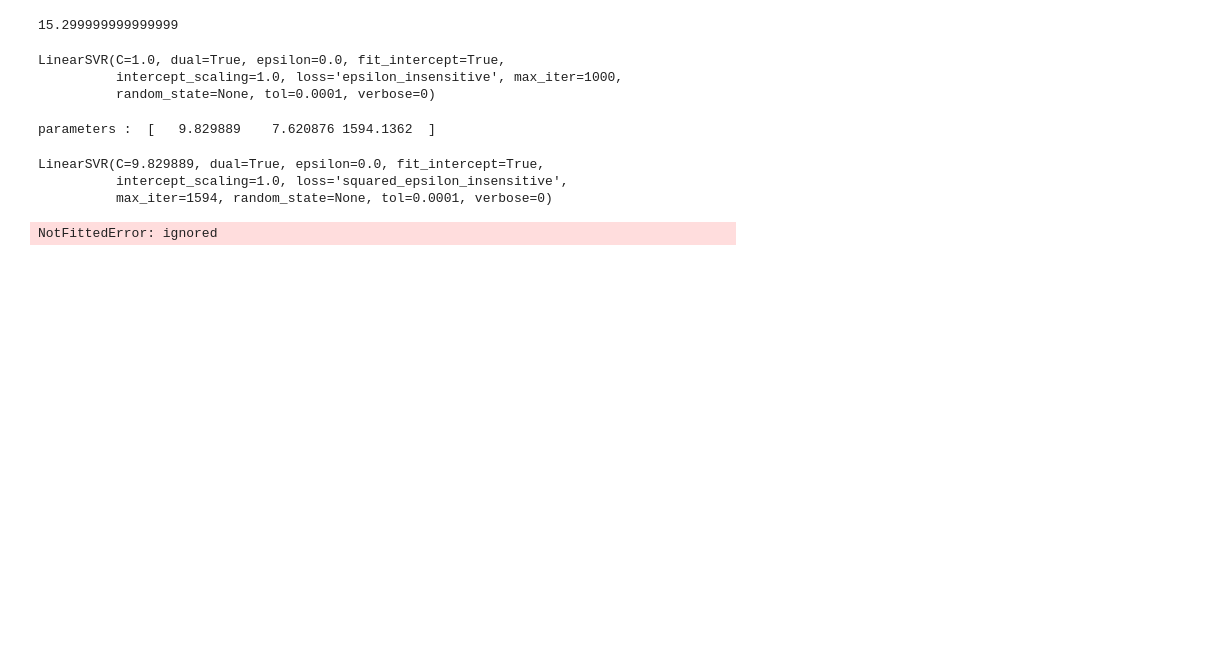
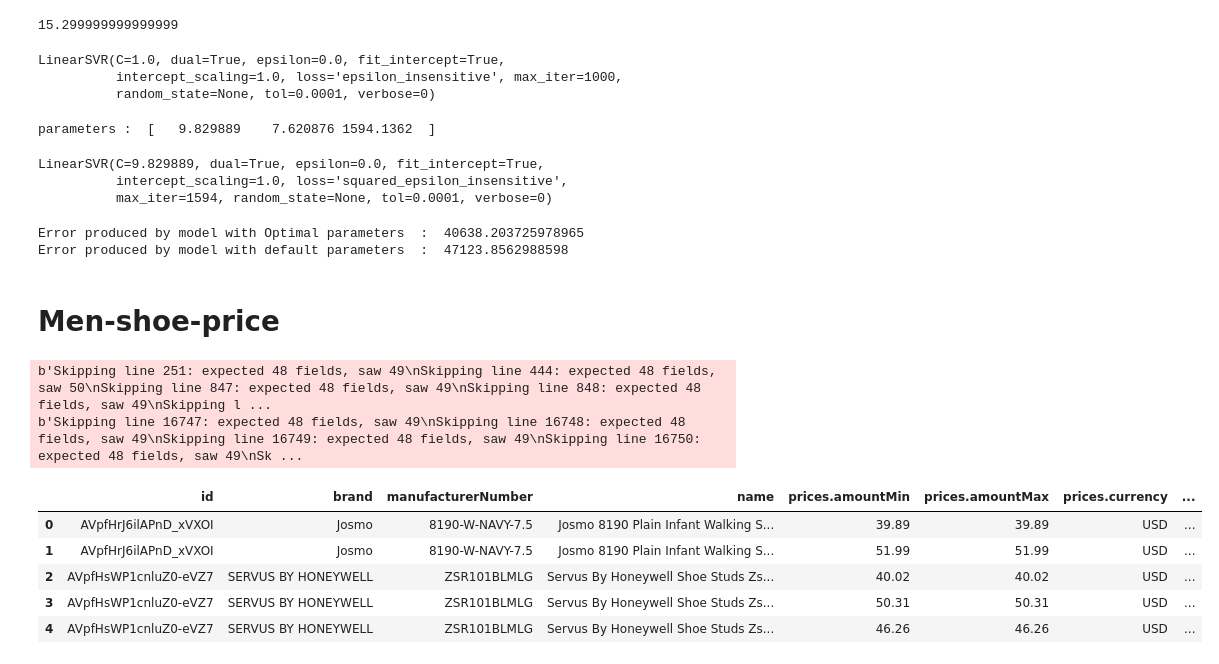
Before and after one commit to bigb0ss/Retail-datasets, a Jupyter notebook: Harris_Hawks_Optimization_Algorithm.ipynb, the cells around one changed output. Saved outputs shown, nothing was run; the diff lists cells and outputs as text; code cells hidden in the pictures; blank space fills up the shorter version.

```diff
--- a/Harris_Hawks_Optimization_Algorithm.ipynb
+++ b/Harris_Hawks_Optimization_Algorithm.ipynb
@@ -321,8 +321,30 @@ LinearSVR(C=9.829889, dual=True, epsilon=0.0, fit_intercept=True,
 # %%
 from sklearn.metrics import mean_squared_error
 
-print("Error produced by efficient model : ",mean_squared_error(y,eff_model.predict(X)))
+print("Error produced by model with Optimal parameters  : ",mean_squared_error(y,eff_model.predict(X)))
 
 print("Error produced by model with default parameters  : ",mean_squared_error(y,scr.predict(X)))
 # %% [output]
-NotFittedError: ignored
+Error produced by model with Optimal parameters  :  40638.203725978965
+Error produced by model with default parameters  :  47123.8562988598
+# %% [markdown]
+# Men-shoe-price
+# %%
+data = pd.read_csv('Retail-datasets/men-shoe-price.csv',error_bad_lines=False)
+# %% [output]
+b'Skipping line 251: expected 48 fields, saw 49\nSkipping line 444: expected 48 fields, saw 50\nSkipping line 847: expected 48 fields, saw 49\nSkipping line 848: expected 48 fields, saw 49\nSkipping l ...
+b'Skipping line 16747: expected 48 fields, saw 49\nSkipping line 16748: expected 48 fields, saw 49\nSkipping line 16749: expected 48 fields, saw 49\nSkipping line 16750: expected 48 fields, saw 49\nSk ...
+# %%
+data.head()
+columns=['id','brand','manufacturerNumber','name','prices.amountMin','prices.amountMax','prices.currency','prices.merchant']
+# %%
+data=data.loc[:,columns]
+# %%
+data.head()
+# %% [output]
+|  | id | brand | manufacturerNumber | name | prices.amountMin | prices.amountMax | prices.currency | ... |
+| 0 | AVpfHrJ6ilAPnD_xVXOI | Josmo | 8190-W-NAVY-7.5 | Josmo 8190 Plain Infant Walking S... | 39.89 | 39.89 | USD | ... |
+| 1 | AVpfHrJ6ilAPnD_xVXOI | Josmo | 8190-W-NAVY-7.5 | Josmo 8190 Plain Infant Walking S... | 51.99 | 51.99 | USD | ... |
+| 2 | AVpfHsWP1cnluZ0-eVZ7 | SERVUS BY HONEYWELL | ZSR101BLMLG | Servus By Honeywell Shoe Studs Zs... | 40.02 | 40.02 | USD | ... |
+| 3 | AVpfHsWP1cnluZ0-eVZ7 | SERVUS BY HONEYWELL | ZSR101BLMLG | Servus By Honeywell Shoe Studs Zs... | 50.31 | 50.31 | USD | ... |
+| 4 | AVpfHsWP1cnluZ0-eVZ7 | SERVUS BY HONEYWELL | ZSR101BLMLG | Servus By Honeywell Shoe Studs Zs... | 46.26 | 46.26 | USD | ... |
```
Also changed, not shown: parts of 8 cells of this notebook.
